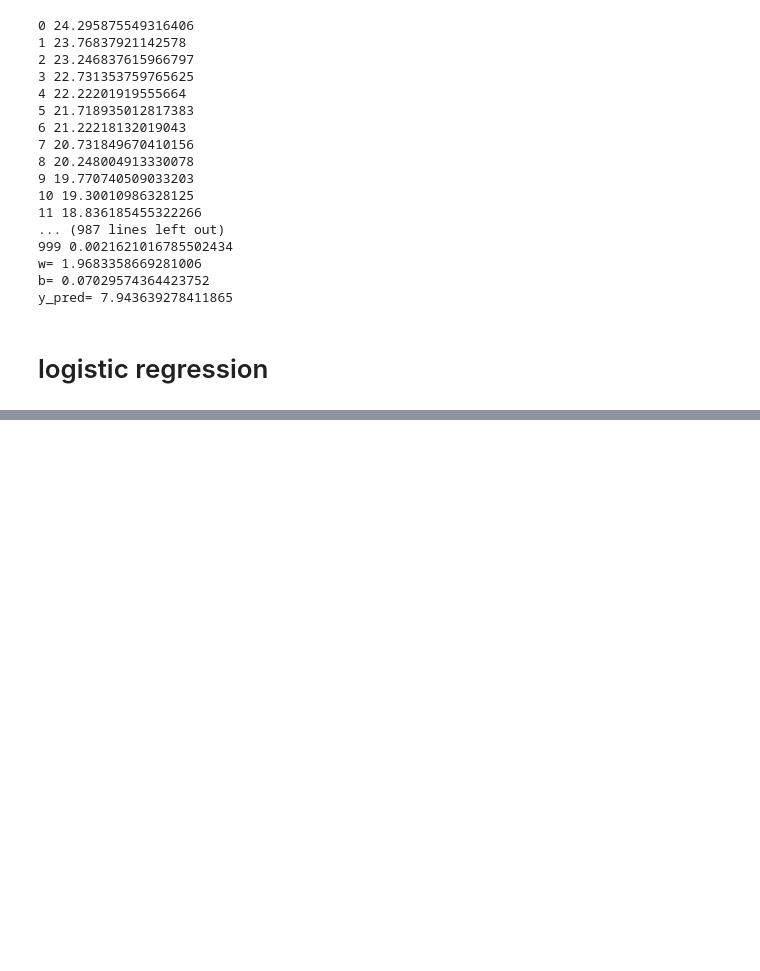
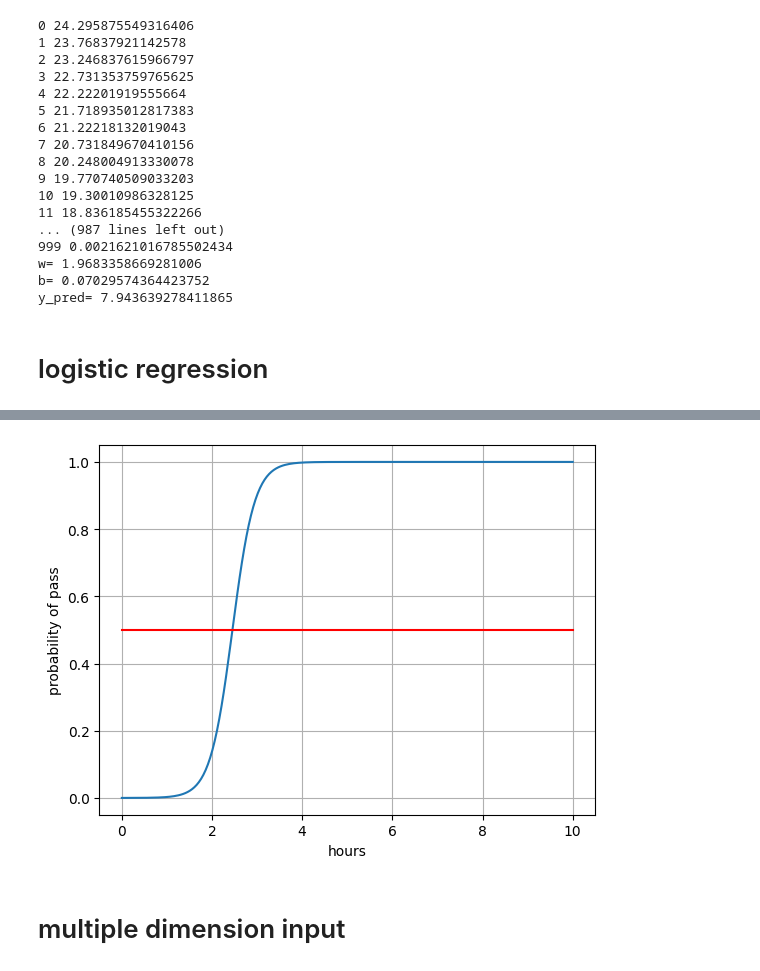
Before and after one commit to han-15/deepLearning, a Jupyter notebook: test.ipynb, the cells around one changed output, grey strips where cells are left out. Saved outputs shown, nothing was run; the diff lists cells and outputs as text; code cells hidden in the pictures; blank space fills up the shorter version.

```diff
--- a/test.ipynb
+++ b/test.ipynb
@@ -393,0 +394,18 @@ y_pred= 0.9980491399765015
+# %%
+import numpy as np
+import matplotlib.pyplot as plt
+
+x=np.linspace(0,10,200)
+x_t=torch.Tensor(x).view((200,1))
+y_t=model(x_t)
+y=y_t.data.numpy()
+plt.plot(x,y)
+plt.plot([0,10],[0.5,0.5],c='r')
+plt.xlabel('hours')
+plt.ylabel('probability of pass')
+plt.grid()
+plt.show()
+# %% [output]
+[figure, added]
+# %% [markdown]
+# multiple dimension input
```
Also changed, not shown: parts of 4 cells of this notebook.
